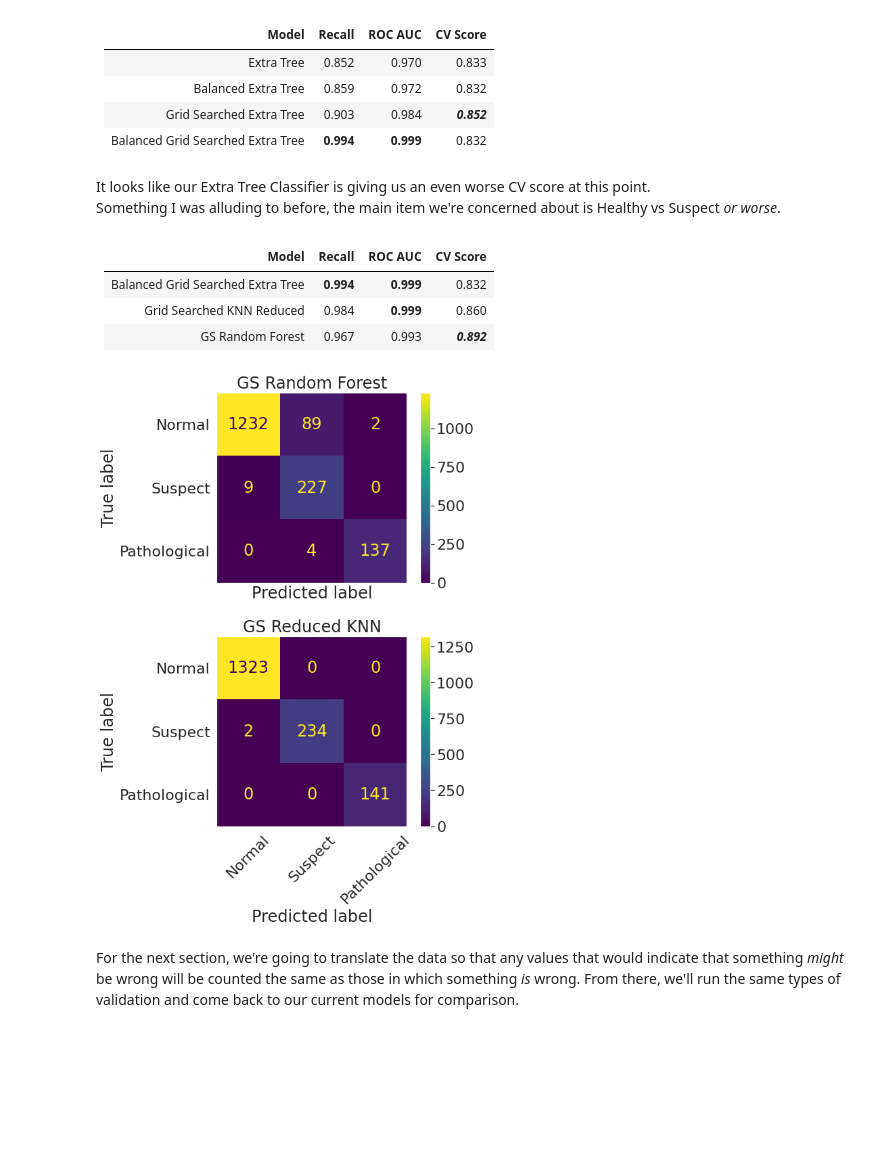
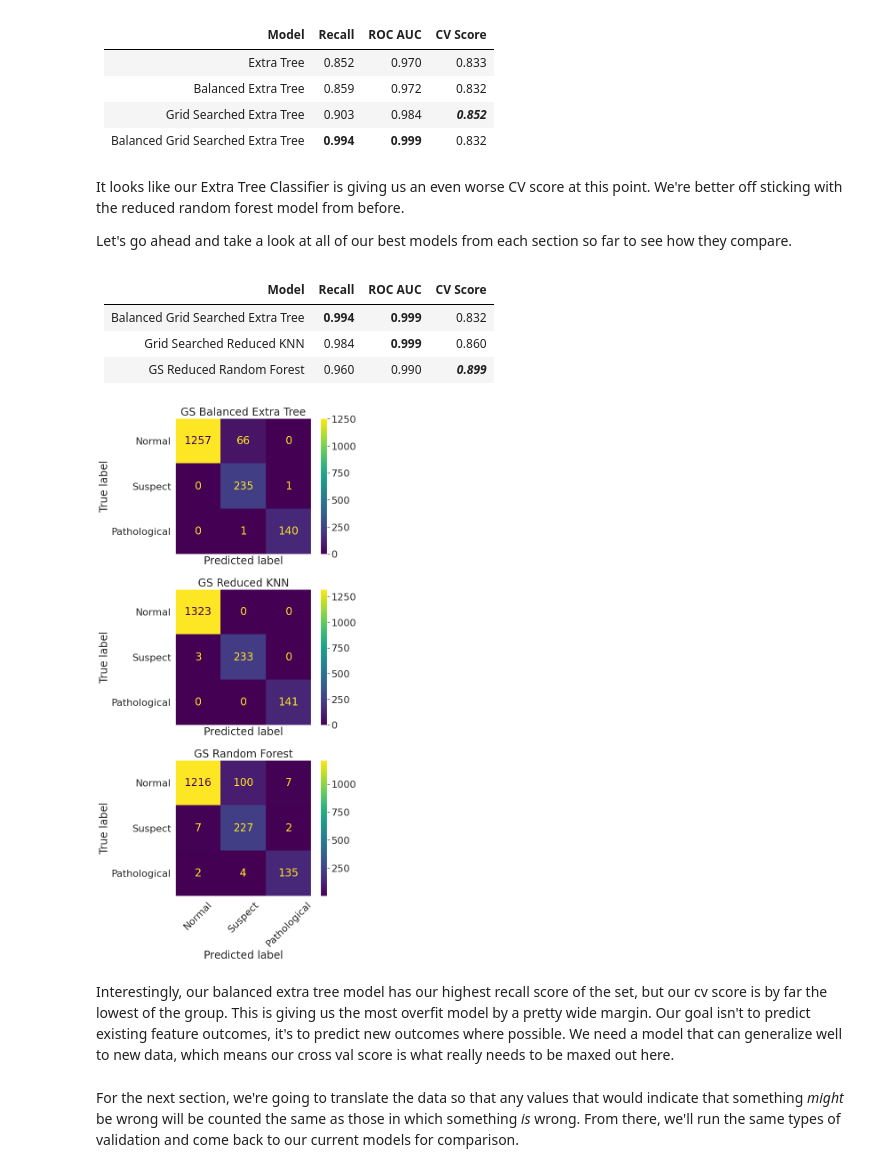
Before and after one commit to ParkedHampster/Fetal-Health-Classification-Prediction, a Jupyter notebook: fetal-health-research.ipynb, the cells around one changed output. Cells and saved outputs as stored; diff of their text form; code cells hidden in the pictures; blank space fills up the shorter version.

```diff
--- a/fetal-health-research.ipynb
+++ b/fetal-health-research.ipynb
@@ -1096,10 +1180,12 @@ initial grid searched random forest with a CV score of
 # %%
 fig, ax = plt.subplots(3,1,figsize=(8,22),sharex=True)
 ConfusionMatrixDisplay.from_estimator(
-    knn_reduced_gs.fit(X_train_top_features,y_train),X_train_top_features,y_train,
+    knn_reduced_gs.fit(X_train_top_features,y_train),
+    X_train_top_features,y_train,
     ax=ax[0])
 ConfusionMatrixDisplay.from_estimator(
-    tree_gs,X_train,y_train,
+    reduced_tree_gs,
+    X_train_top_features,y_train,
     ax=ax[1])
 ConfusionMatrixDisplay.from_estimator(
     tree_weights_gs,X_train,y_train,
@@ -1116,12 +1202,13 @@ ax[0].set(
     title="KNN Reduced Grid Searched"
 )
 ax[1].set(
-    title="Random Forest Grid Searched"
+    title="Reduced Random Forest\nGrid Searched"
 )
 ax[2].set(
-    title="Balanced Forest Grid Searched"
+    title="Balanced Forest\nGrid Searched"
 )
 plt.suptitle("Contending Models")
+plt.tight_layout()
 '';
 # %% [output]
 Fitting 5 folds for each of 36 candidates, totalling 180 fits
@@ -1282,21 +1351,25 @@ display(display_table['md'])
 | Balanced Extra Tree |  0.859  |  0.972  |  0.832  |
 | Grid Searched Extra Tree |  0.903  |  0.984  | ***0.852*** |
 | Balanced Grid Searched Extra Tree | **0.994** | **0.999** |  0.832  |
-# %% [markdown]
-It looks like our Extra Tree Classifier is giving us an
-even worse CV score at this point.
-Something I was alluding to before, the main item we're
-concerned about is Healthy vs Suspect _or worse_.
+# %% [markdown]
+It looks like our Extra Tree Classifier is giving us an
+even worse CV score at this point. We're better off
+sticking with the reduced random forest model from
+before.
+
+Let's go ahead and take a look at all of our best
+models from each section so far to see how they
+compare.
 # %%
 display_table = model_scoring_table(
     [
         scores_balanced_extra_tree_gs,
         scores_best_knn_reduced,
-        scores_best_tree_initial
+        scores_best_tree_reduced
     ],[
         "Balanced Grid Searched Extra Tree",
-        'Grid Searched KNN Reduced',
-        'GS Random Forest'
+        'Grid Searched Reduced KNN',
+        'GS Reduced Random Forest'
     ]
 )
 
@@ -1306,34 +1379,47 @@ display(display_table['md'])
 | Model | Recall | ROC AUC | CV Score |
 |---:|:---:|:---:|:---:|
 | Balanced Grid Searched Extra Tree | **0.994** | **0.999** |  0.832  |
-| Grid Searched KNN Reduced |  0.984  | **0.999** |  0.860  |
-| GS Random Forest |  0.967  |  0.993  | ***0.892*** |
+| Grid Searched Reduced KNN |  0.984  | **0.999** |  0.860  |
+| GS Reduced Random Forest |  0.960  |  0.990  | ***0.899*** |
 # %%
-fig, ax = plt.subplots(2,1,figsize=(8,12),sharex=True)
+fig, ax = plt.subplots(3,1,figsize=(8,18),sharex=True)
 ConfusionMatrixDisplay.from_estimator(
-    tree_gs.best_estimator_.fit(X_train,y_train),
+    balanced_extra_tree_pipeline_gs.best_estimator_.fit(
+        X_train,y_train
+        ),
     X_train,y_train,ax=ax[0]
 )
 ax[0].set(
-    title="GS Random Forest"
+    title="GS Balanced Extra Tree"
 )
 ConfusionMatrixDisplay.from_estimator(
-    knn_reduced_gs.best_estimator_.fit(X_train,y_train),
-    X_train,y_train,ax=ax[1]
+    knn_reduced_gs.best_estimator_.fit(
+        X_train_top_features,y_train
+        ),
+    X_train_top_features,y_train,ax=ax[1]
 )
 ax[1].set(
     title="GS Reduced KNN"
+)
+ConfusionMatrixDisplay.from_estimator(
+    reduced_tree_gs.best_estimator_.fit(
+        X_train_top_features,y_train
+        ),
+    X_train_top_features,y_train,ax=ax[2]
+)
+ax[2].set(
+    title="GS Random Forest"
 )
 
 for ax_ in ax:
     ax_.set(
         xticklabels=health_labels,
         yticklabels=health_labels
     )
     ax_.grid(False)
 
 plt.xticks(rotation=45)
 
 plt.tight_layout()
 # %% [output]
-[figure, old version]
+[figure, new version]
@@ -1341,0 +1426,9 @@ nb_final_model = tree_gs.best_estimator_
+# %% [markdown]
+Interestingly, our balanced extra tree model has our
+highest recall score of the set, but our cv score is by
+far the lowest of the group. This is giving us the most
+overfit model by a pretty wide margin. Our goal isn't
+to predict existing feature outcomes, it's to predict
+new outcomes where possible. We need a model that can
+generalize well to new data, which means our cross val
+score is what really needs to be maxed out here.
```
Also changed, not shown: parts of 85 cells of this notebook.
